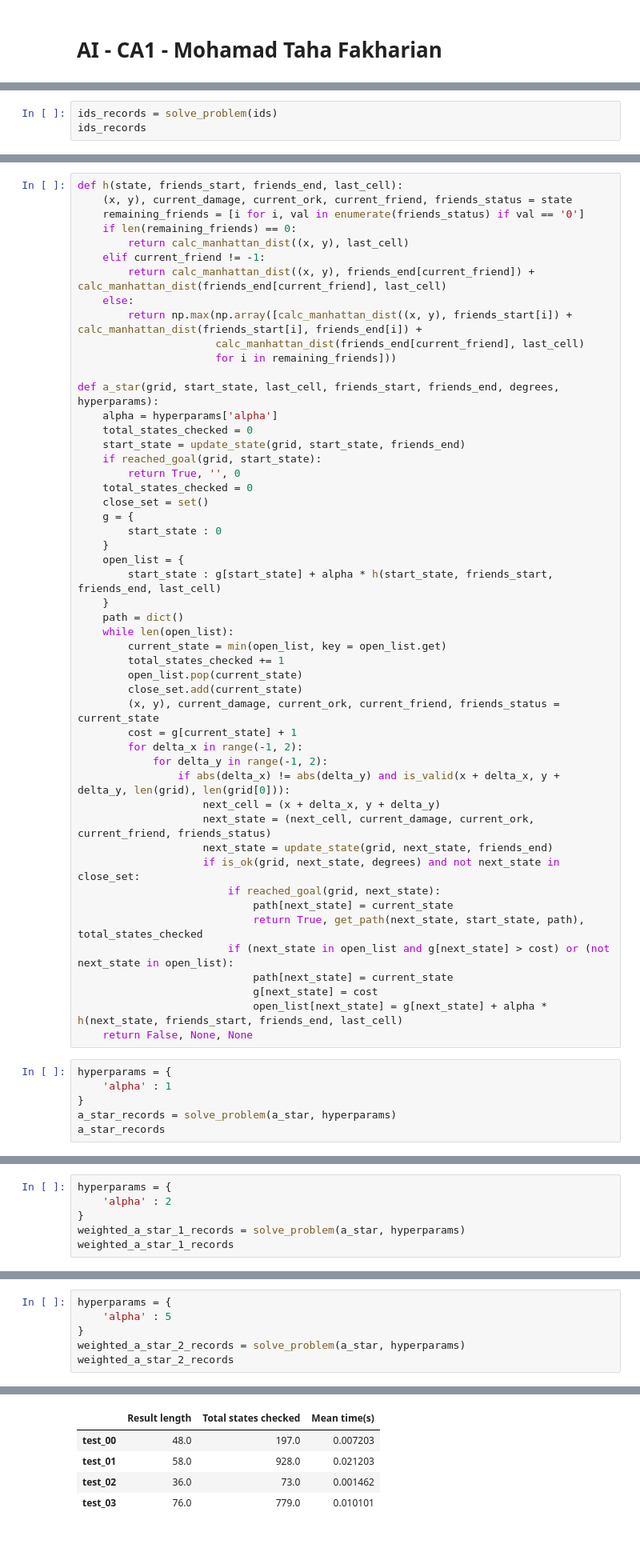
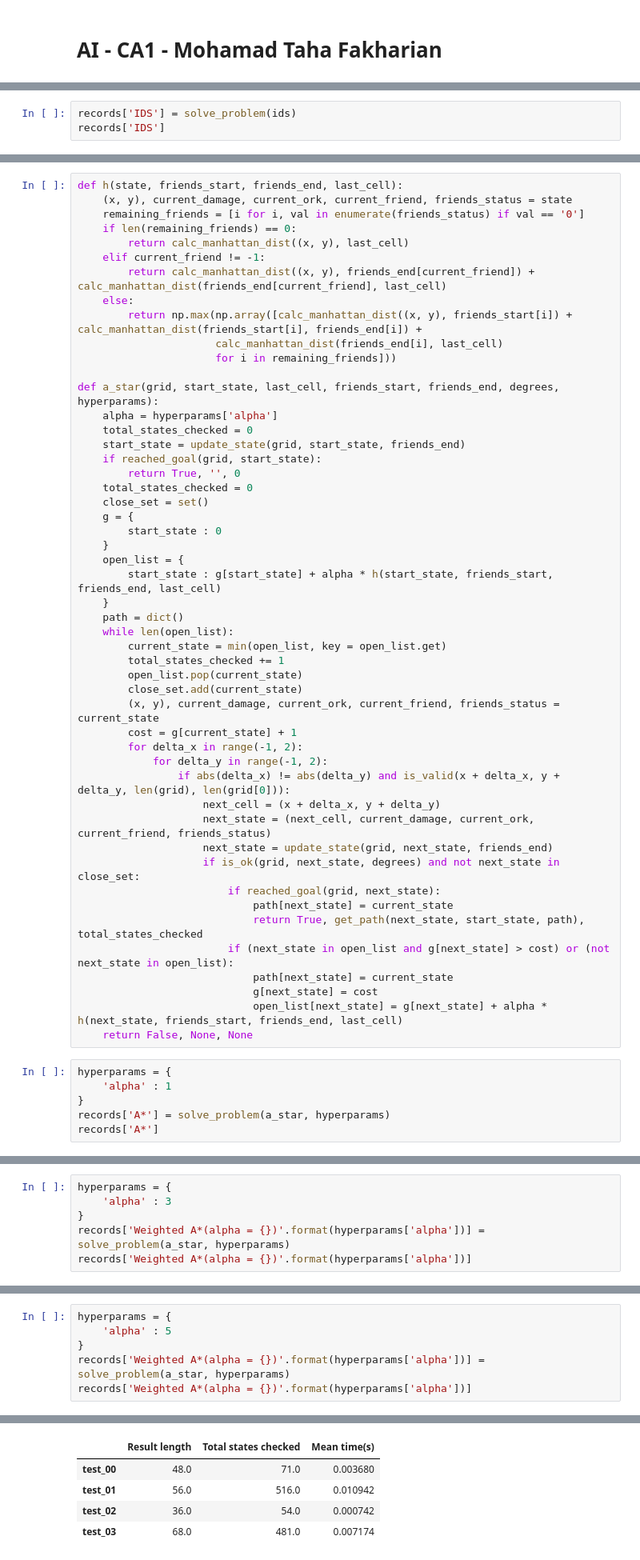
Before and after one commit to tahafkh/AI, a Jupyter notebook: CA1/CA1.ipynb, the cells around one changed output, grey strips where cells are left out. Shown at 80% size. Cells and saved outputs as stored; diff of their text form.

```diff
--- a/CA1/CA1.ipynb
+++ b/CA1/CA1.ipynb
@@ -211,8 +272,8 @@ def ids(grid, start_state, last_cell, friends_start, friends_end, degrees, hyper
             return reached, possible_path, total_states_checked
     return False, None, None
 # %%
-ids_records = solve_problem(ids)
-ids_records
+records['IDS'] = solve_problem(ids)
+records['IDS']
 # %% [output]
 Path for test_00: RRRRRRRRRRRRRRRRRRRRRRRRRRRRRDURDURDURDURDRRRRRR
 Path for test_01: RRRRDDLLDDDDDLDURUUUURRRRLLDDDLDDUURUURRRRDDDLDLLRRR
@@ -233,7 +307,7 @@ def h(state, friends_start, friends_end, last_cell):
         return calc_manhattan_dist((x, y), friends_end[current_friend]) + calc_manhattan_dist(friends_end[current_friend], last_cell)
     else:
         return np.max(np.array([calc_manhattan_dist((x, y), friends_start[i]) + calc_manhattan_dist(friends_start[i], friends_end[i]) +
-                      calc_manhattan_dist(friends_end[current_friend], last_cell)
+                      calc_manhattan_dist(friends_end[i], last_cell)
                       for i in remaining_friends]))
 
 def a_star(grid, start_state, last_cell, friends_start, friends_end, degrees, hyperparams):
@@ -277,7 +351,7 @@ def a_star(grid, start_state, last_cell, friends_start, friends_end, degrees, hy
 hyperparams = {
     'alpha' : 1
 }
-a_star_records = solve_problem(a_star, hyperparams)
-a_star_records
+records['A*'] = solve_problem(a_star, hyperparams)
+records['A*']
 # %% [output]
 Path for test_00: RRRRRRRRRRRRRRRRRRRRRRRRRRRRRDURDURDURDURDRRRRRR
@@ -292,8 +366,8 @@ Path for test_03: RDDDRDDLDLDDRDURUUUUUUUURRRRRRRLLLLLLLDDDDDDDDLDURUUUURRRRRRRD
 # %%
 hyperparams = {
-    'alpha' : 2
+    'alpha' : 3
 }
-weighted_a_star_1_records = solve_problem(a_star, hyperparams)
-weighted_a_star_1_records
+records['Weighted A*(alpha = {})'.format(hyperparams['alpha'])] = solve_problem(a_star, hyperparams)
+records['Weighted A*(alpha = {})'.format(hyperparams['alpha'])]
 # %% [output]
 Path for test_00: RRRRRRRRRRRRRRRRRRRRRRRRRRRRRDURDURDURDURDRRRRRR
@@ -309,7 +383,7 @@ Path for test_03: RDDDRDDLDLDDRDURUUUUUUUURRRRRRRLLLLLLLDDDDDDDDLDURUUUURRRRRRRD
 hyperparams = {
     'alpha' : 5
 }
-weighted_a_star_2_records = solve_problem(a_star, hyperparams)
-weighted_a_star_2_records
+records['Weighted A*(alpha = {})'.format(hyperparams['alpha'])] = solve_problem(a_star, hyperparams)
+records['Weighted A*(alpha = {})'.format(hyperparams['alpha'])]
 # %% [output]
 Path for test_00: RRRRRRRRRRRRRRRRRRRRRRRRRRRRRDURDURDURDURDRRRRRR
@@ -319,5 +393,5 @@ Path for test_03: RRRRRRRLLLLLLDDDRDDDDDLDURUUUUUUUURRRRRRRLLLLLLDLDDDDLDLDDUURU
 |  | Result length | Total states checked | Mean time(s) |
-| test_00 | 48.0 | 197.0 | 0.007203 |
-| test_01 | 58.0 | 928.0 | 0.021203 |
-| test_02 | 36.0 | 73.0 | 0.001462 |
-| test_03 | 76.0 | 779.0 | 0.010101 |
+| test_00 | 48.0 | 71.0 | 0.003680 |
+| test_01 | 56.0 | 516.0 | 0.010942 |
+| test_02 | 36.0 | 54.0 | 0.000742 |
+| test_03 | 68.0 | 481.0 | 0.007174 |
```
Also changed, not shown: parts of 23 cells of this notebook, 1 other file.
